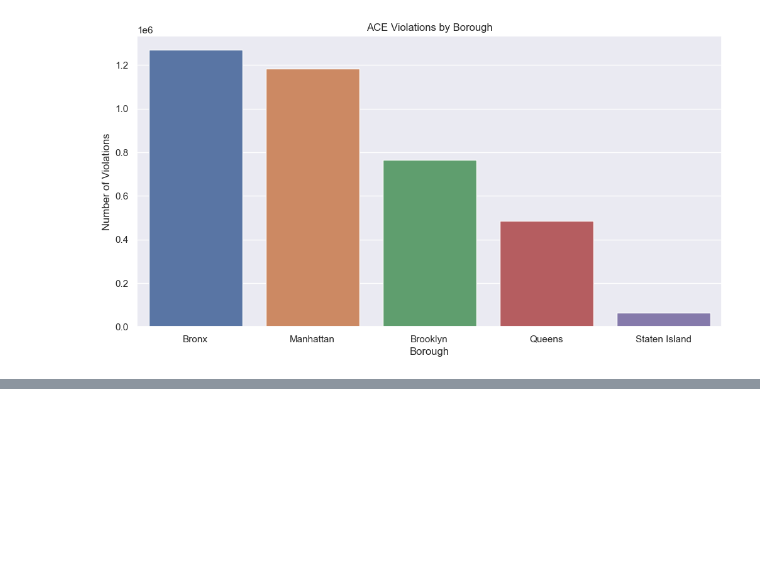
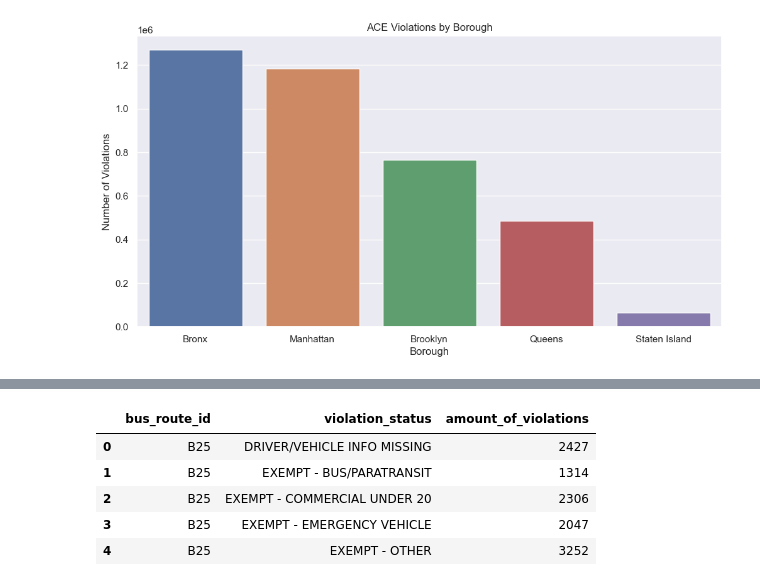
Before and after one commit to drod75/MTA-MHC-Datatahon, a Jupyter notebook: notebooks/ace_querying.ipynb, the cells around one changed output, grey strips where cells are left out. Cells and saved outputs as stored; diff of their text form; code cells hidden in the pictures; blank space fills up the shorter version.

```diff
--- a/notebooks/ace_querying.ipynb
+++ b/notebooks/ace_querying.ipynb
@@ -256,0 +317,10 @@ Text(0, 0.5, 'Number of Violations')
+# %%
+violation_status_df = pd.read_csv(api_query)
+violation_status_df.head()
+# %% [output]
+|  | bus_route_id | violation_status | amount_of_violations |
+| 0 | B25 | DRIVER/VEHICLE INFO MISSING | 2427 |
+| 1 | B25 | EXEMPT - BUS/PARATRANSIT | 1314 |
+| 2 | B25 | EXEMPT - COMMERCIAL UNDER 20 | 2306 |
+| 3 | B25 | EXEMPT - EMERGENCY VEHICLE | 2047 |
+| 4 | B25 | EXEMPT - OTHER | 3252 |
```
Also changed, not shown: parts of 8 cells of this notebook, 1 other file.
